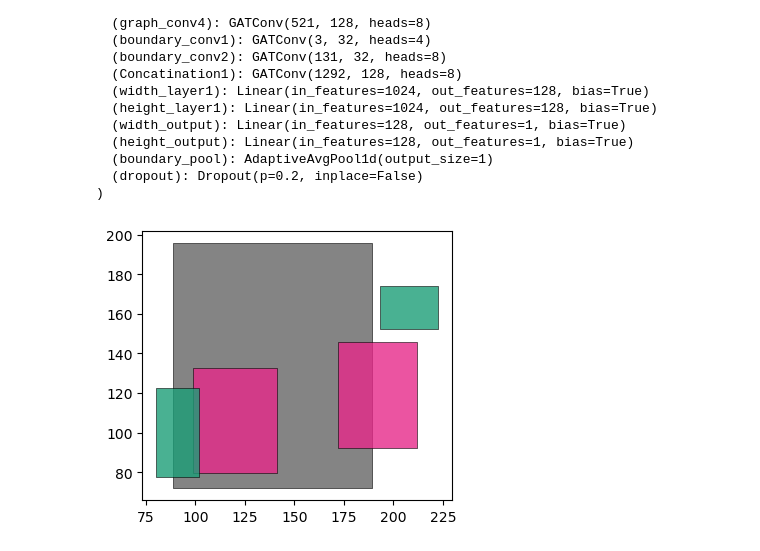
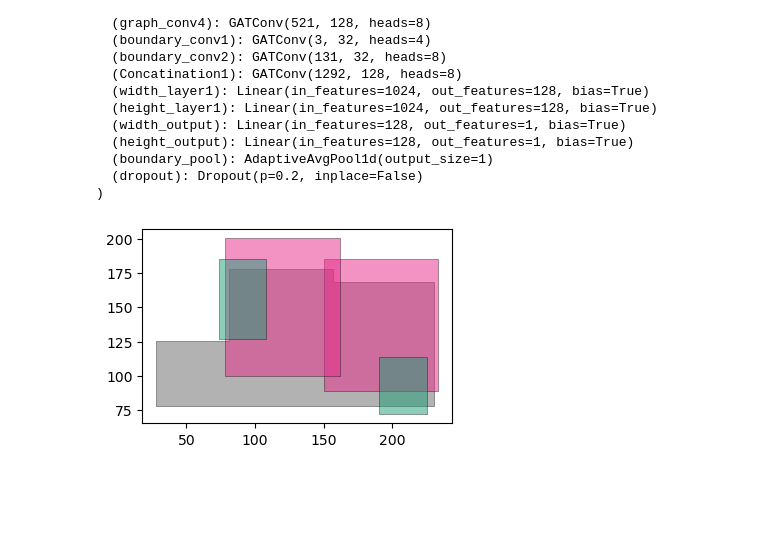
Before and after one commit to mo7amed7assan1911/Floor_Plan_Generation_using_GNNs, a Jupyter notebook: User_constrains_to_floor_plan.ipynb, the cells around one changed output. Saved outputs shown, nothing was run; the diff lists cells and outputs as text; code cells hidden in the pictures; blank space fills up the shorter version.

Commit message:
Adding shapely.affinity to scale the polygons to the user directions.

```diff
--- a/User_constrains_to_floor_plan.ipynb
+++ b/User_constrains_to_floor_plan.ipynb
@@ -279,8 +279,8 @@ front_door = shapely.wkt.loads(front_door_wkt)
 # plotting the boundary as polygon.
 import shapely.affinity as aff
 
-# boundary   = scale(boundary)
-# front_door = scale(front_door)
+boundary   = scale(boundary)
+front_door = scale(front_door)
 
 boundary | front_door
 # %% [output]
@@ -288,6 +288,6 @@ boundary | front_door
 # %%
-# room_centroids = [x.coords[0] for x in room_centroids]
-# bathroom_centroids = [x.coords[0] for x in bathroom_centroids]
+room_centroids = [x.coords[0] for x in room_centroids]
+bathroom_centroids = [x.coords[0] for x in bathroom_centroids]
 # %%
 boundary_graph = Handling_dubplicated_nodes(boundary, front_door)
 # draw_graph_boundary(boundary_graph)
@@ -301,7 +301,7 @@ user_constraints = {
     'bathroom': bathroom_centroids
 }
 
-G = centroids_to_graph(user_constraints, living_to_all=True)
+G = centroids_to_graph(user_constraints, all_conected=True)
 # draw_graph(G)
 # %% [markdown]
 <a id='archi'></a>
@@ -612,7 +612,7 @@ class FloorPlan_multipolygon():
         box_poly = box(x1, y1, x2, y2)
         return box_poly
 
-    def get_multipoly(self):
+    def get_multipoly(self, boundary=False):
         """
         Outputs:
             multi_poly: a shapely multipolygon of all the rooms in the floor plan or graph.
@@ -625,12 +625,17 @@ class FloorPlan_multipolygon():
             box = self.create_box(room_data)
 
             # add each pox to its similar boxes
-            similar_polygons[room_data['category']].append(box)
+            room_category = room_data['category']
+            if room_category != 0:
+                similar_polygons[room_category].append(box)
+
 
         all_polygons = []
+        all_polygons.append(boundary)
         for _, polygons in similar_polygons.items():
             all_polygons.append(MultiPolygon(polygons))
 
+        # all_polygons.append(boundary)
         compined_polygons_seperated = gpd.GeoSeries(all_polygons)
 
         return compined_polygons_seperated
@@ -671,8 +676,8 @@ B_pytorch.x[:, -1] = B_pytorch.x[:, -1] * std_bou_y + mean_bou_y
 # %%
 # w_h_predicted = model(G.to(device), B.to(device)).detach().cpu().numpy()
 test = FloorPlan_multipolygon(G_pytorch, prediction=prediction)
 
-polys = test.get_multipoly()
-polys.plot(cmap='Dark2_r', figsize=(4, 4), alpha=0.8, linewidth=0.5, edgecolor='black');
+polys = test.get_multipoly(boundary)
+polys.plot(cmap='Dark2_r', figsize=(4, 4), alpha=0.5, linewidth=0.5, edgecolor='black');
 # %% [output]
-[figure, old version]
+[figure, new version]
```
Also changed, not shown: parts of 6 cells of this notebook.
